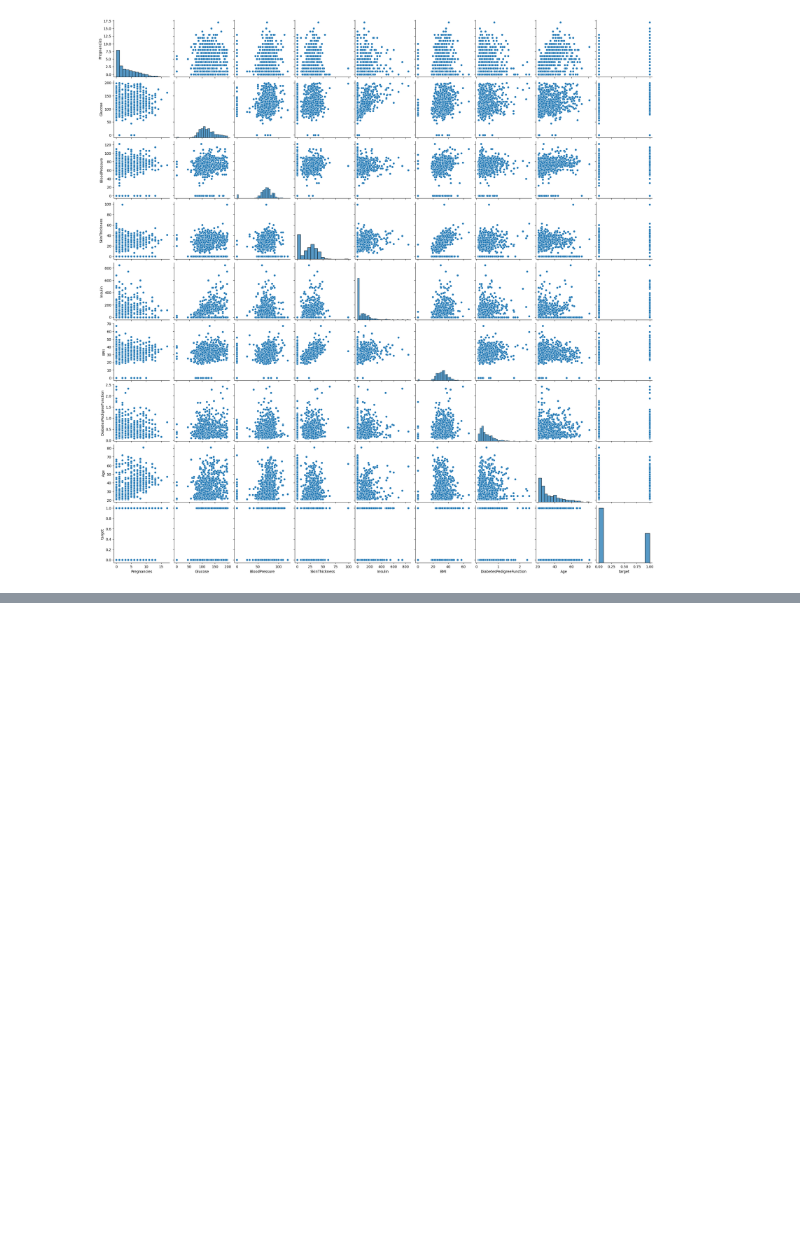
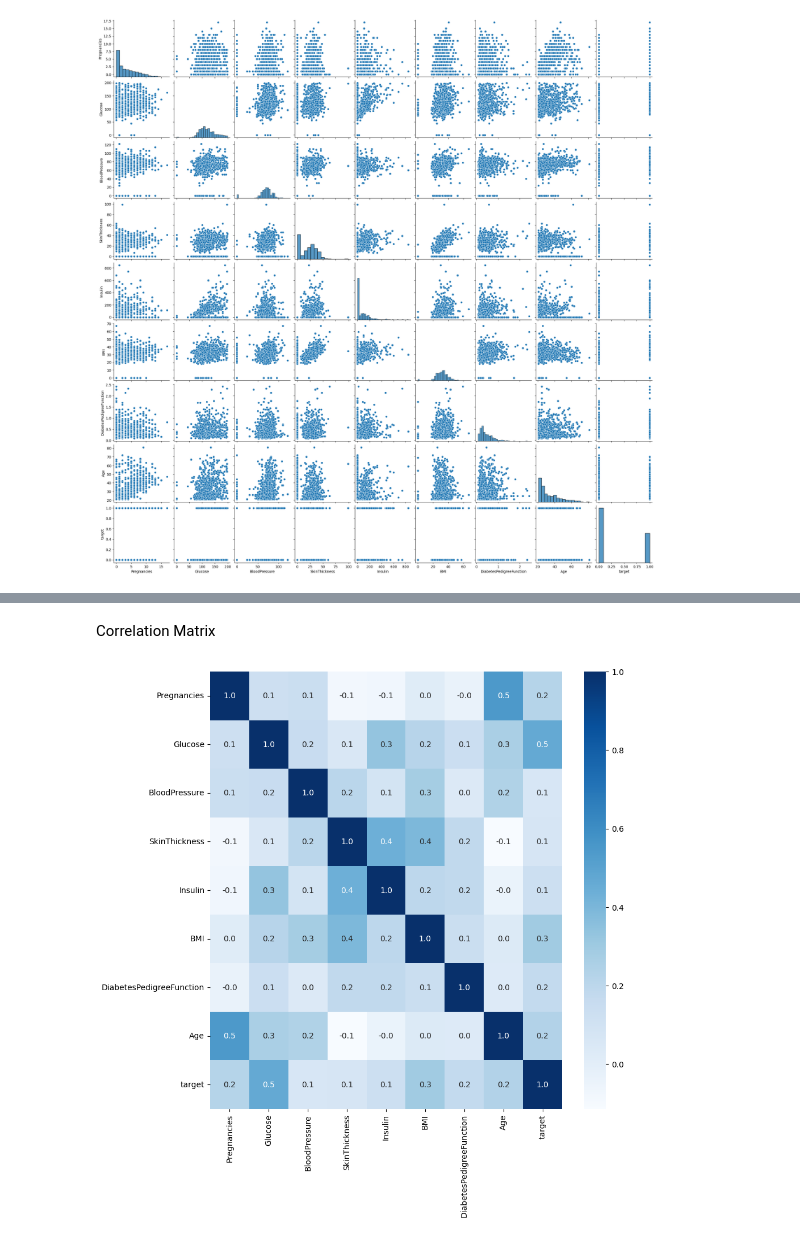
Before and after one commit to WarunaDissanayake1234/Expletory-Data-Analysis-EDA-, a Jupyter notebook: Data_Visualization_in_Python.ipynb, the cells around one changed output, grey strips where cells are left out. Cells and saved outputs as stored; diff of their text form; code cells hidden in the pictures; blank space fills up the shorter version.

```diff
--- a/Data_Visualization_in_Python.ipynb
+++ b/Data_Visualization_in_Python.ipynb
@@ -207,0 +224,12 @@ plt.show()
+# %% [markdown]
+Correlation Matrix
+# %%
+correlation_matrix =diabetes_data.corr()
+# %%
+# Contructing the heat map to visualize the correlation matrix
+
+plt.figure(figsize=(10,10))
+sns.heatmap(correlation_matrix, cbar=True, fmt='.1f', annot=True, cmap='Blues')
+plt.savefig('Correlation Heat map')
+# %% [output]
+[figure, added]
```
Also changed, not shown: parts of 2 cells of this notebook.
